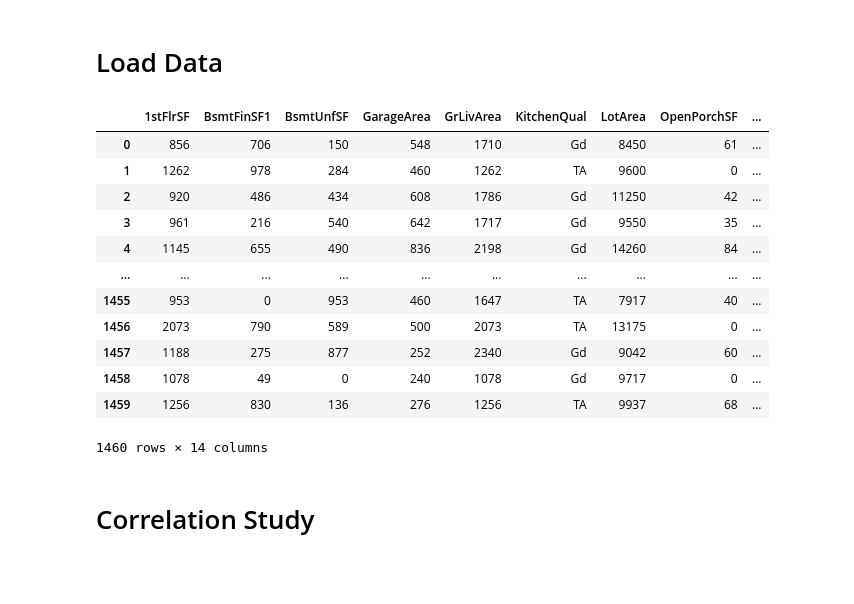
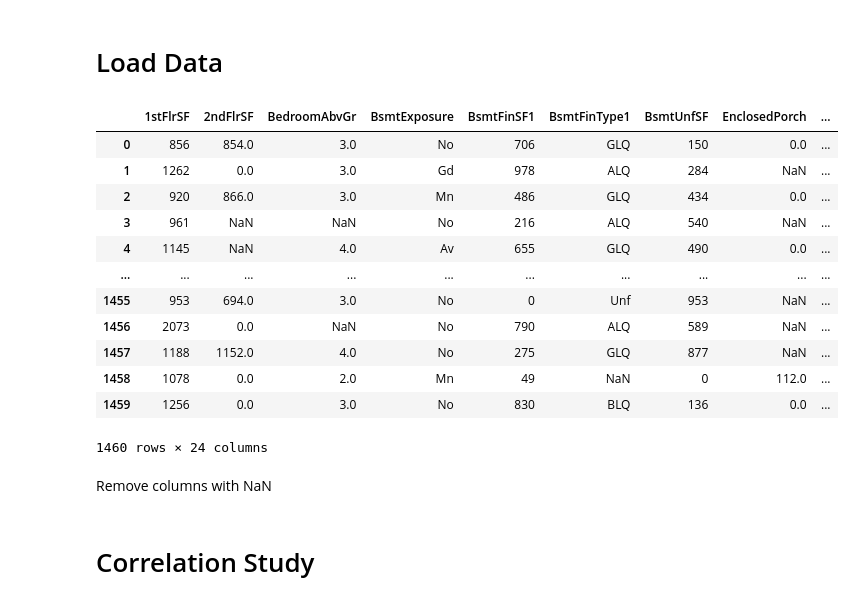
Before and after one commit to JohnStuartPhil/p5test, a Jupyter notebook: jupyter_notebooks/02 - Study.ipynb, the cells around one changed output. Drawn from its saved outputs; the diff is of its cells as text; code cells hidden in the pictures; blank space fills up the shorter version.

```diff
--- a/jupyter_notebooks/02 - Study.ipynb
+++ b/jupyter_notebooks/02 - Study.ipynb
@@ -35,21 +35,21 @@ current_dir
 # Load Data
 # %%
 import pandas as pd
-df = (pd.read_csv("outputs/datasets/collection/HousePriceRecords.csv")
-    .drop(['2ndFlrSF', 'BedroomAbvGr', 'BsmtExposure', 'BsmtFinType1', 'EnclosedPorch','GarageFinish', 'GarageYrBlt', 'LotFrontage', 'MasVnrArea', 'WoodDeckSF'], axis=1)
-    )
+df = (pd.read_csv("outputs/datasets/collection/HousePriceRecords.csv"))
 df.head(1641)
 # %% [output]
-|  | 1stFlrSF | BsmtFinSF1 | BsmtUnfSF | GarageArea | GrLivArea | KitchenQual | LotArea | OpenPorchSF | ... |
-| 0 | 856 | 706 | 150 | 548 | 1710 | Gd | 8450 | 61 | ... |
-| 1 | 1262 | 978 | 284 | 460 | 1262 | TA | 9600 | 0 | ... |
-| 2 | 920 | 486 | 434 | 608 | 1786 | Gd | 11250 | 42 | ... |
-| 3 | 961 | 216 | 540 | 642 | 1717 | Gd | 9550 | 35 | ... |
-| 4 | 1145 | 655 | 490 | 836 | 2198 | Gd | 14260 | 84 | ... |
+|  | 1stFlrSF | 2ndFlrSF | BedroomAbvGr | BsmtExposure | BsmtFinSF1 | BsmtFinType1 | BsmtUnfSF | EnclosedPorch | ... |
+| 0 | 856 | 854.0 | 3.0 | No | 706 | GLQ | 150 | 0.0 | ... |
+| 1 | 1262 | 0.0 | 3.0 | Gd | 978 | ALQ | 284 | NaN | ... |
+| 2 | 920 | 866.0 | 3.0 | Mn | 486 | GLQ | 434 | 0.0 | ... |
+| 3 | 961 | NaN | NaN | No | 216 | ALQ | 540 | NaN | ... |
+| 4 | 1145 | NaN | 4.0 | Av | 655 | GLQ | 490 | 0.0 | ... |
 | ... | ... | ... | ... | ... | ... | ... | ... | ... | ... |
-| 1455 | 953 | 0 | 953 | 460 | 1647 | TA | 7917 | 40 | ... |
-| 1456 | 2073 | 790 | 589 | 500 | 2073 | TA | 13175 | 0 | ... |
-| 1457 | 1188 | 275 | 877 | 252 | 2340 | Gd | 9042 | 60 | ... |
-| 1458 | 1078 | 49 | 0 | 240 | 1078 | Gd | 9717 | 0 | ... |
-| 1459 | 1256 | 830 | 136 | 276 | 1256 | TA | 9937 | 68 | ... |
+| 1455 | 953 | 694.0 | 3.0 | No | 0 | Unf | 953 | NaN | ... |
+| 1456 | 2073 | 0.0 | NaN | No | 790 | ALQ | 589 | NaN | ... |
+| 1457 | 1188 | 1152.0 | 4.0 | No | 275 | GLQ | 877 | NaN | ... |
+| 1458 | 1078 | 0.0 | 2.0 | Mn | 49 | NaN | 0 | 112.0 | ... |
+| 1459 | 1256 | 0.0 | 3.0 | No | 830 | BLQ | 136 | 0.0 | ... |
-1460 rows × 14 columns
+1460 rows × 24 columns
+# %% [markdown]
+Remove columns with NaN
```
Also changed, not shown: parts of 4 cells of this notebook, 2 other files.
